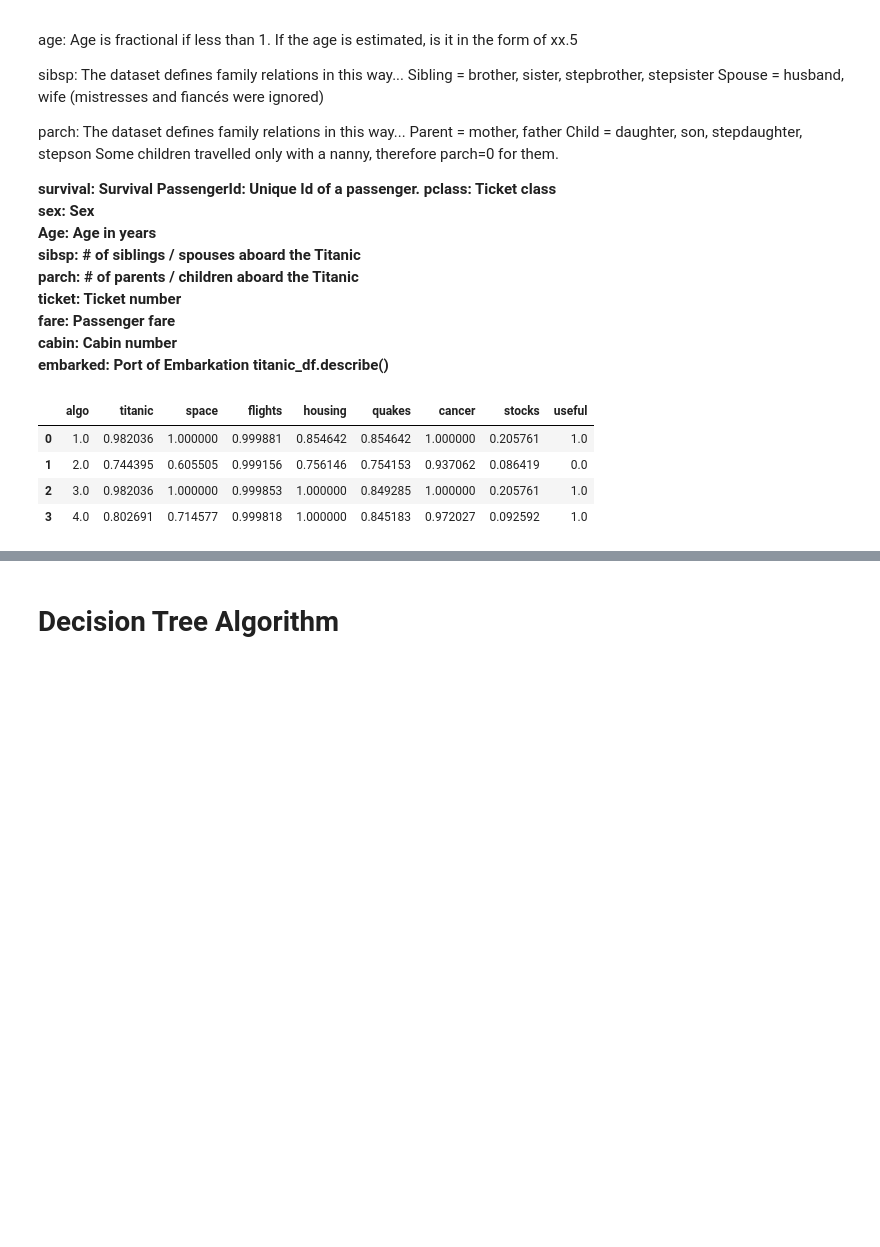
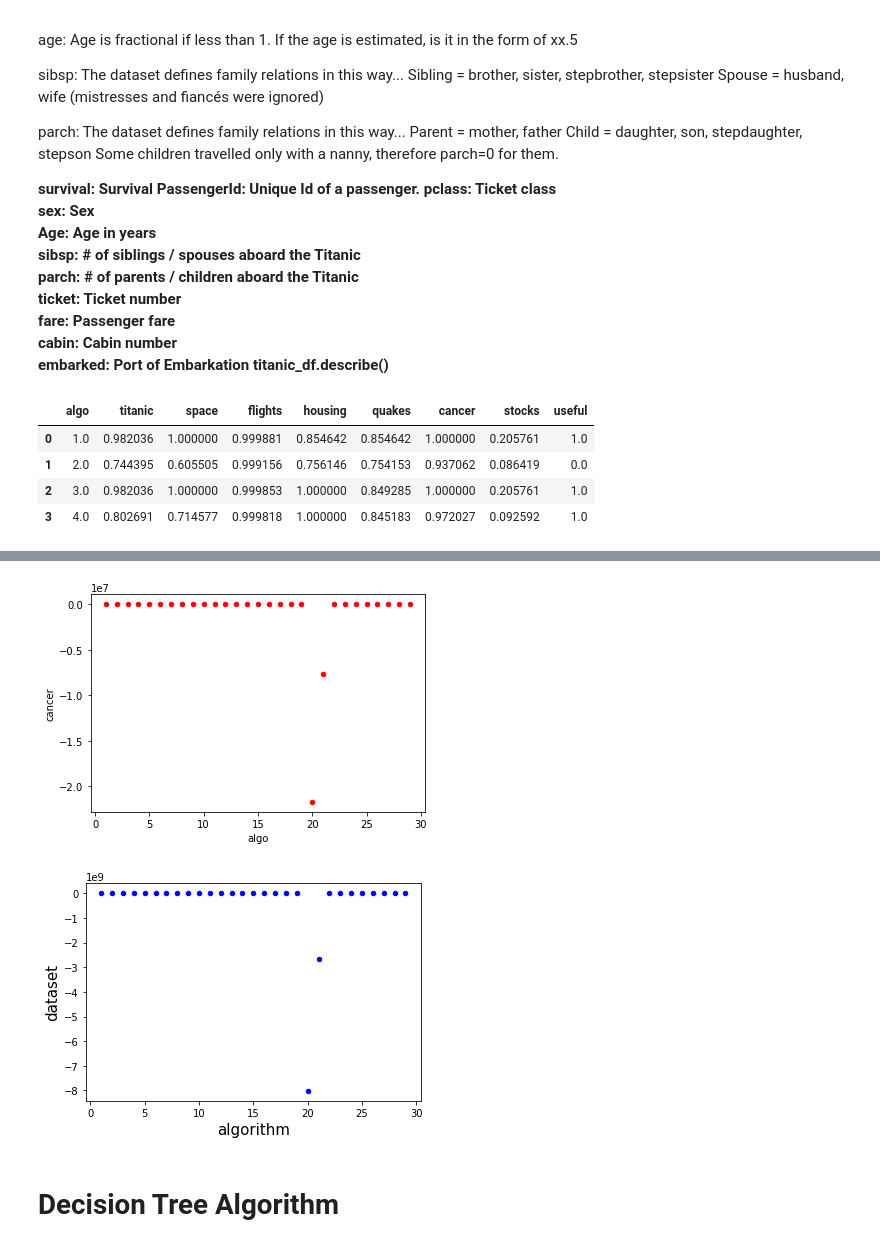
Before and after one commit to dhangerkapil/Final-Project, a Jupyter notebook: ML2/Final_Model.ipynb, the cells around one changed output, grey strips where cells are left out. Drawn from its saved outputs; the diff is of its cells as text; code cells hidden in the pictures; blank space fills up the shorter version.

```diff
--- a/ML2/Final_Model.ipynb
+++ b/ML2/Final_Model.ipynb
@@ -93,3 +106,15 @@ data.sample(10)
+# %%
+
+# a scatter plot comparing quake level and deaths
+titanic_df.plot(kind='scatter',x='algo',y='cancer',color='red')
+titanic_df.plot(kind='scatter',x='algo',y='flights',color='blue')
+
+plt.xlabel("algorithm",fontsize=15)
+plt.ylabel("dataset",fontsize=15)
+plt.show()
+# %% [output]
+[figure, added]
+[figure, added]
 # %%
 # data.info()
 # %% [markdown]
```
Also changed, not shown: parts of 2 cells of this notebook, 20 other files.
